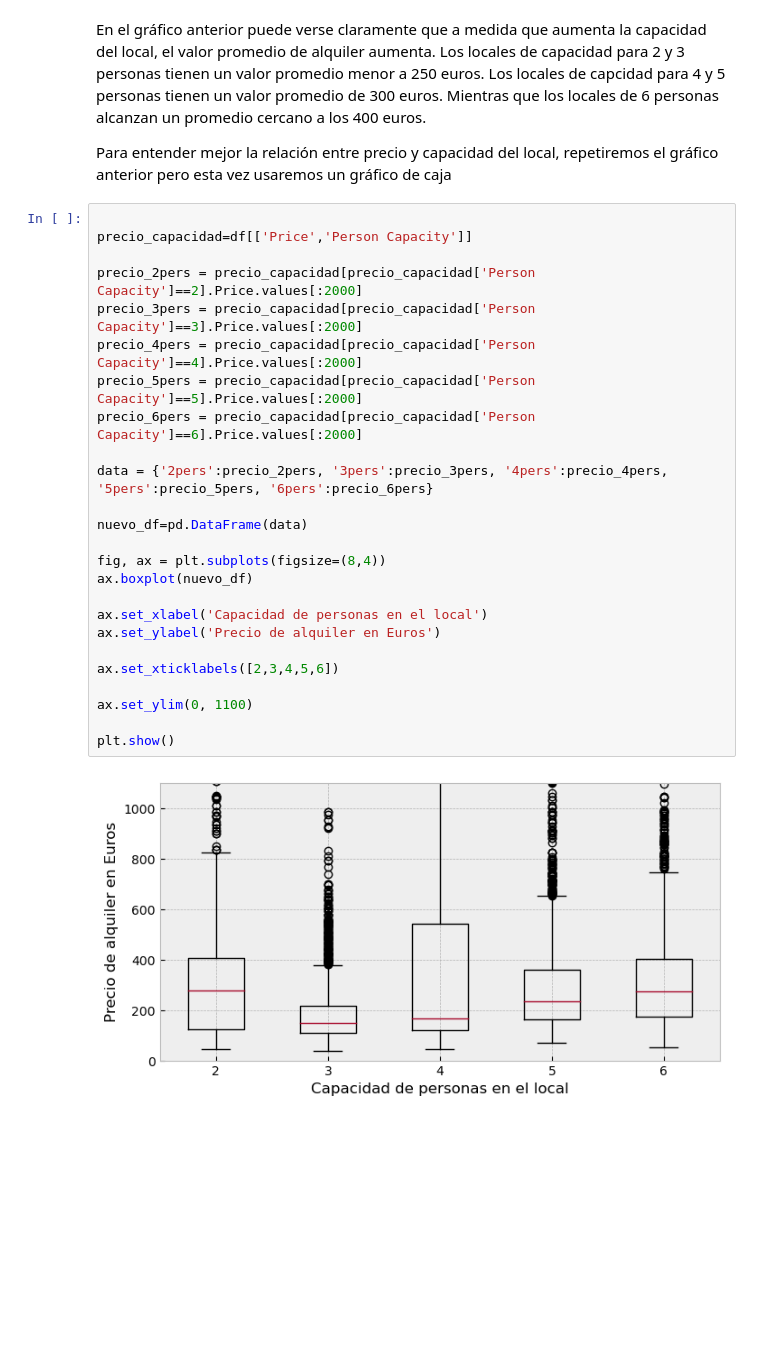
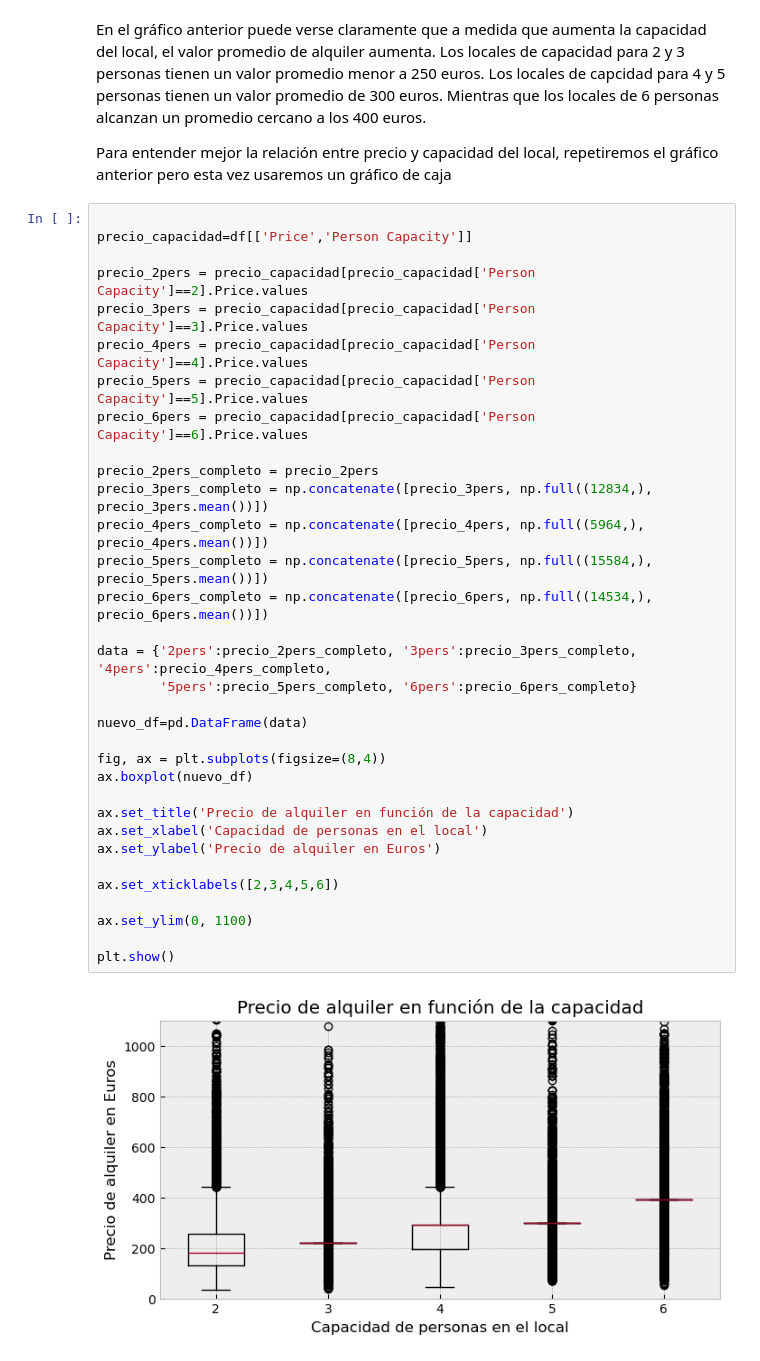
Before and after one commit to tekluis/CoderHouse, a Jupyter notebook: VISUALIZACION-TEK.ipynb, the cells around one changed output. Cells and saved outputs as stored; diff of their text form; blank space fills up the shorter version.

Commit message:
completo elementos faltantes con promedio

```diff
--- a/VISUALIZACION-TEK.ipynb
+++ b/VISUALIZACION-TEK.ipynb
@@ -91,27 +92,35 @@ Para entender mejor la relación entre precio y capacidad del local, repetiremos
 # %%
 
 precio_capacidad=df[['Price','Person Capacity']]
 
-precio_2pers = precio_capacidad[precio_capacidad['Person Capacity']==2].Price.values[:2000]
-precio_3pers = precio_capacidad[precio_capacidad['Person Capacity']==3].Price.values[:2000]
-precio_4pers = precio_capacidad[precio_capacidad['Person Capacity']==4].Price.values[:2000]
-precio_5pers = precio_capacidad[precio_capacidad['Person Capacity']==5].Price.values[:2000]
-precio_6pers = precio_capacidad[precio_capacidad['Person Capacity']==6].Price.values[:2000]
+precio_2pers = precio_capacidad[precio_capacidad['Person Capacity']==2].Price.values
+precio_3pers = precio_capacidad[precio_capacidad['Person Capacity']==3].Price.values
+precio_4pers = precio_capacidad[precio_capacidad['Person Capacity']==4].Price.values
+precio_5pers = precio_capacidad[precio_capacidad['Person Capacity']==5].Price.values
+precio_6pers = precio_capacidad[precio_capacidad['Person Capacity']==6].Price.values
 
-data = {'2pers':precio_2pers, '3pers':precio_3pers, '4pers':precio_4pers, '5pers':precio_5pers, '6pers':precio_6pers}
+precio_2pers_completo = precio_2pers
+precio_3pers_completo = np.concatenate([precio_3pers, np.full((12834,), precio_3pers.mean())])
+precio_4pers_completo = np.concatenate([precio_4pers, np.full((5964,), precio_4pers.mean())])
+precio_5pers_completo = np.concatenate([precio_5pers, np.full((15584,), precio_5pers.mean())])
+precio_6pers_completo = np.concatenate([precio_6pers, np.full((14534,), precio_6pers.mean())])
+
+data = {'2pers':precio_2pers_completo, '3pers':precio_3pers_completo, '4pers':precio_4pers_completo,
+        '5pers':precio_5pers_completo, '6pers':precio_6pers_completo}
 
 nuevo_df=pd.DataFrame(data)
 
 fig, ax = plt.subplots(figsize=(8,4))
 ax.boxplot(nuevo_df)
 
+ax.set_title('Precio de alquiler en función de la capacidad')
 ax.set_xlabel('Capacidad de personas en el local')
 ax.set_ylabel('Precio de alquiler en Euros')
 
 ax.set_xticklabels([2,3,4,5,6])
 
 ax.set_ylim(0, 1100)
 
 plt.show()
 # %% [output]
-[figure, old version]
+[figure, new version]
```
Also changed, not shown: parts of 1 cell of this notebook.
